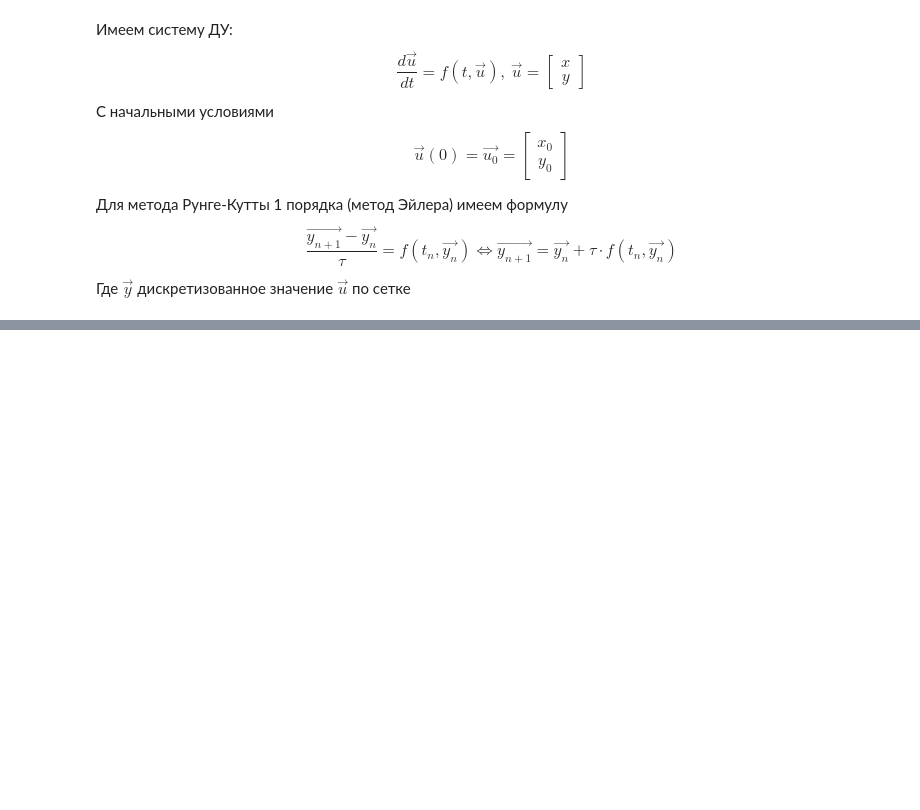
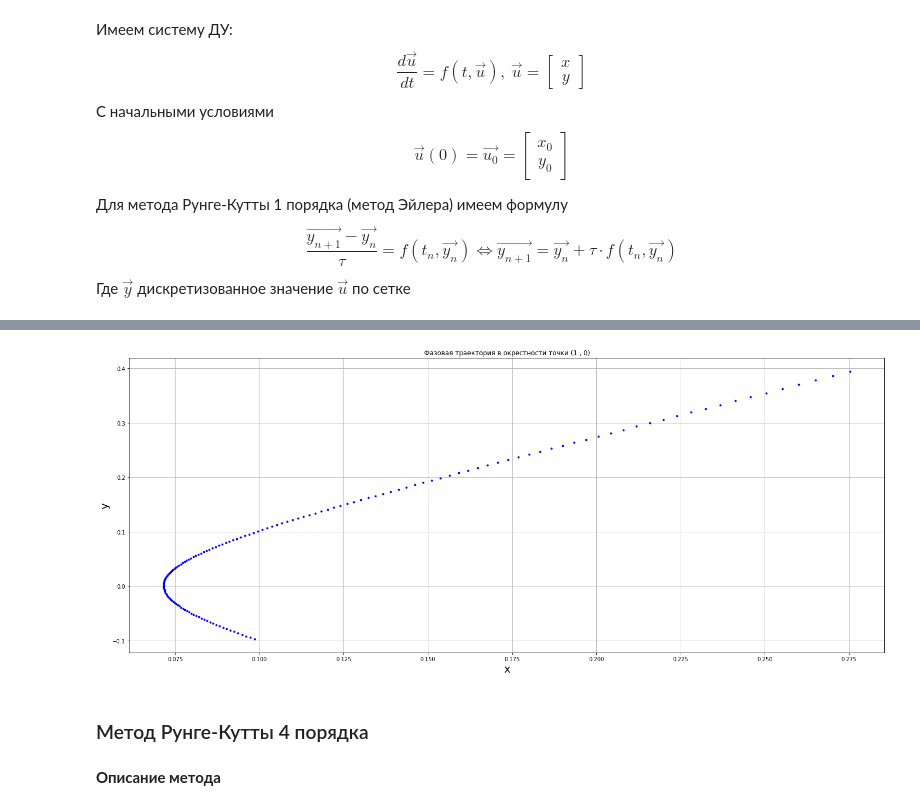
Before and after one commit to derzhavin3016/CompMath, a Jupyter notebook: Lab6/Lab6.ipynb, the cells around one changed output, grey strips where cells are left out. Saved outputs shown, nothing was run; the diff lists cells and outputs as text; code cells hidden in the pictures; blank space fills up the shorter version.

```diff
--- a/Lab6/Lab6.ipynb
+++ b/Lab6/Lab6.ipynb
@@ -78,0 +83,8 @@ SolveNPrint(22, x_0, y_0, Euler, 300)
+# %%
+SolveNPrint(2, start_p=(1.1, -0.1), center_p=(1, 0), method=Euler)
+# %% [output]
+[figure, added]
+# %% [markdown]
+### Метод Рунге-Кутты 4 порядка
+# %% [markdown]
+**Описание метода**
```
Also changed, not shown: parts of 9 cells of this notebook.
